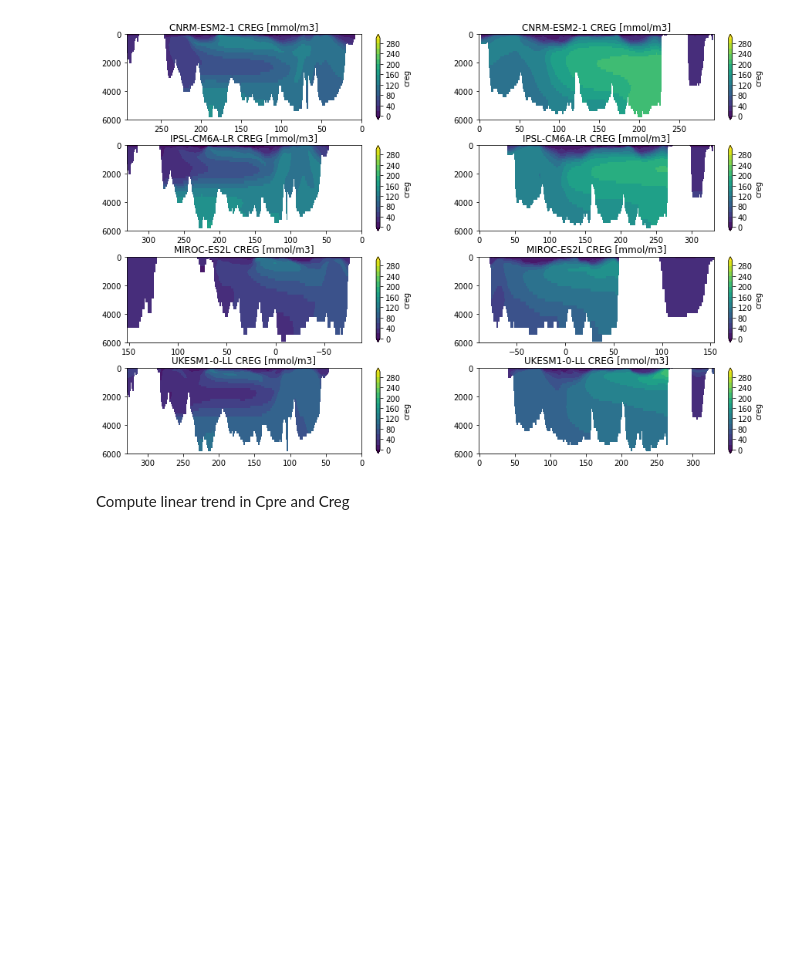
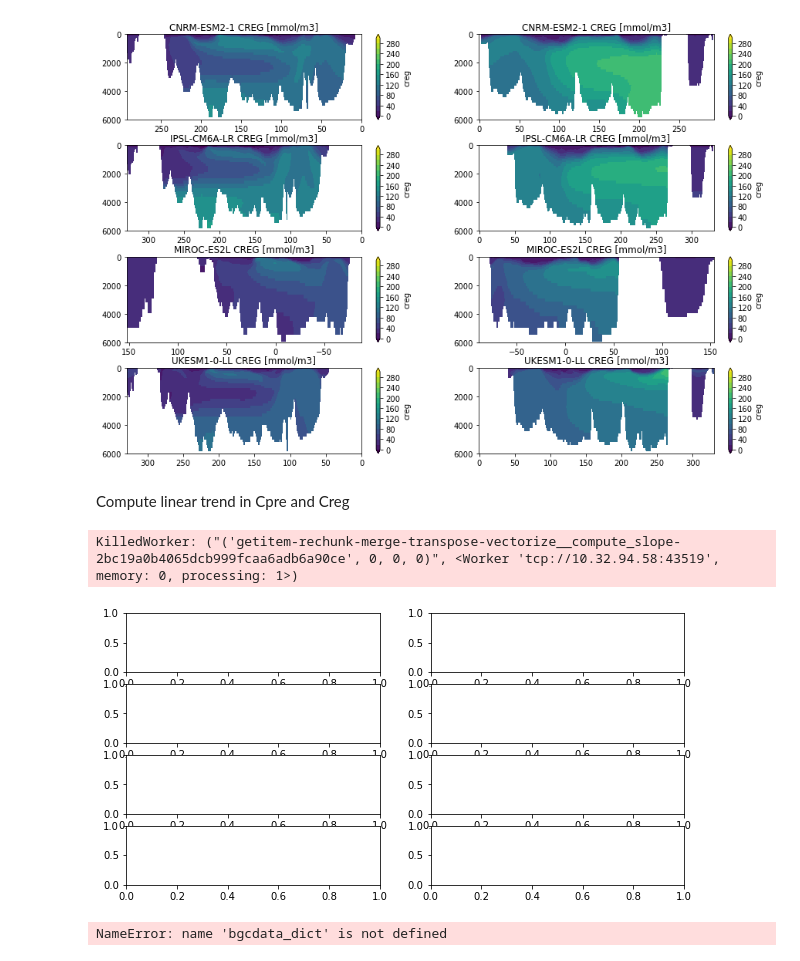
Before and after one commit to mara-freilich/cmip6hack-ocean-bgc, a Jupyter notebook: notebooks/jml_dissic_prereg_allmodels.ipynb, the cells around one changed output. Cells and saved outputs as stored; diff of their text form; code cells hidden in the pictures; blank space fills up the shorter version.

```diff
--- a/notebooks/jml_dissic_prereg_allmodels.ipynb
+++ b/notebooks/jml_dissic_prereg_allmodels.ipynb
@@ -32,6 +32,7 @@ def calc_o2sat_gsw(practical_salinity,potential_temperature,latitude,longitude,p
                           pressure,
                           longitude,
                           latitude,
+                          vectorize=True,
                           dask='parallelized',
                           output_dtypes=[practical_salinity.dtype])
 
@@ -40,6 +41,7 @@ def calc_o2sat_gsw(practical_salinity,potential_temperature,latitude,longitude,p
                           gsw_as,
                           potential_temperature,
                           pressure,
+                          vectorize=True,
                           dask='parallelized',
                           output_dtypes=[potential_temperature.dtype])
 
@@ -50,6 +52,7 @@ def calc_o2sat_gsw(practical_salinity,potential_temperature,latitude,longitude,p
                              pressure,
                              longitude,
                              latitude,
+                             vectorize=True,
                              dask='parallelized',
                              output_dtypes=[gsw_ct.dtype])*1.0245e-3 # Convert umol/kg to mol/m3
 
@@ -216,3 +219,10 @@ UKESM1-0-LL
 NON-REFERENCE MODE. This should just be used for a bunch of variables on the same grid
 # %% [markdown]
 Calculate Saturated Oxygen for each model
+# %%
+#for model in bgcdata_dict.keys():
+bgcdata_dict['CNRM-ESM2-1']['gsw_o2sat']=calc_o2sat_gsw(sdata_dict['CNRM-ESM2-1']['so'].chunk({'time': 3}),
+                                                    tdata_dict['CNRM-ESM2-1']['thetao'].chunk({'time': 3}),
+                                                    bgcdata_dict['CNRM-ESM2-1']['lat'],
+                                                    bgcdata_dict['CNRM-ESM2-1']['lon'],
+                                                    bgcdata_dict['CNRM-ESM2-1']['lev']).compute()
@@ -219,12 +235,5 @@ Calculate Saturated Oxygen for each model
 # %%
-for model in bgcdata_dict.keys():
-    bgcdata_dict[model]['gsw_o2sat']=calc_o2sat_gsw(sdata_dict[model]['so'],
-                                                    tdata_dict[model]['thetao'],
-                                                    bgcdata_dict[model]['lat'],
-                                                    bgcdata_dict[model]['lon'],
-                                                    bgcdata_dict[model]['lev'])
-    bgcdata_dict[model]['aou']=bgcdata_dict[model]['gsw_o2sat']-bgcdata_dict[model]['o2']
-    bgcdata_dict[model]['creg']=bgcdata_dict[model]['aou']*(117/170)
-    bgcdata_dict[model]['cpre']=bgcdata_dict[model]['dissic']-(bgcdata_dict[model]['aou']*(117/170))
-
 # Force computation here, for efficiency when plotting later?
+bgcdata_dict[model]['aou']=(bgcdata_dict[model]['gsw_o2sat']-bgcdata_dict[model]['o2'])
+bgcdata_dict[model]['creg']=(bgcdata_dict[model]['aou']*(117/170))
+bgcdata_dict[model]['cpre']=(bgcdata_dict[model]['dissic']-(bgcdata_dict[model]['aou']*(117/170)))
@@ -321,34 +332,36 @@ for model in bgcdata_dict.keys():
         # This model is half Arctic!!
         xlocp=140
         xloca=275
     else:
         xlocp=125
         xloca=255
-    ds = dsC['dissic']
     DICstore = bgcdata_dict[model].creg.chunk({'time': -1})
     aslope = compute_slope(DICstore.isel(x=xloca))
     aslope = aslope.compute()
     aslope = aslope.mean('member_id')*12 # in mol/m^3/year
 
     pslope = compute_slope(DICstore.isel(x=xlocp))
     pslope = pslope.compute()
     pslope = pslope.mean('member_id')*12 # in mol/m^3/year
 
     aslope.plot(ax=axes[A,0],cmap='RdBu',extend="both")
     pslope.plot(ax=axes[A,1],cmap='RdBu',extend="both")
 
     axes[A,0].set_title(model+" CREG Trend [mmol/m3/yr]")
     axes[A,0].set_xlim(bgcdata_dict[model].dissic.y.max(),bgcdata_dict[model].dissic.y.min())
     axes[A,0].set_ylim(6000,0)
     axes[A,0].set_xlabel("")
     axes[A,0].set_ylabel("")
 
     axes[A,1].set_title(model+" CREG Trend [mmol/m3/yr]")
     axes[A,1].set_ylim(6000,0)
     axes[A,1].set_xlabel("")
     axes[A,1].set_ylabel("")
     A +=1
 plt.subplots_adjust(hspace=0.3)
+# %% [output]
+KilledWorker: ("('getitem-rechunk-merge-transpose-vectorize__compute_slope-2bc19a0b4065dcb999fcaa6adb6a90ce', 0, 0, 0)", <Worker 'tcp://10.32.94.58:43519', memory: 0, processing: 1>)
+[figure, added]
 # %%
 fig, axes = plt.subplots(ncols=2, nrows=4,figsize=[10, 5])
 A = 0
@@ -385,3 +397,7 @@ for model in bgcdata_dict.keys():
     axes[A,1].set_ylabel("")
     A +=1
 plt.subplots_adjust(hspace=0.3)
+# %%
+bgcdata_dict
+# %% [output]
+NameError: name 'bgcdata_dict' is not defined
```
Also changed, not shown: parts of 6 cells of this notebook.
